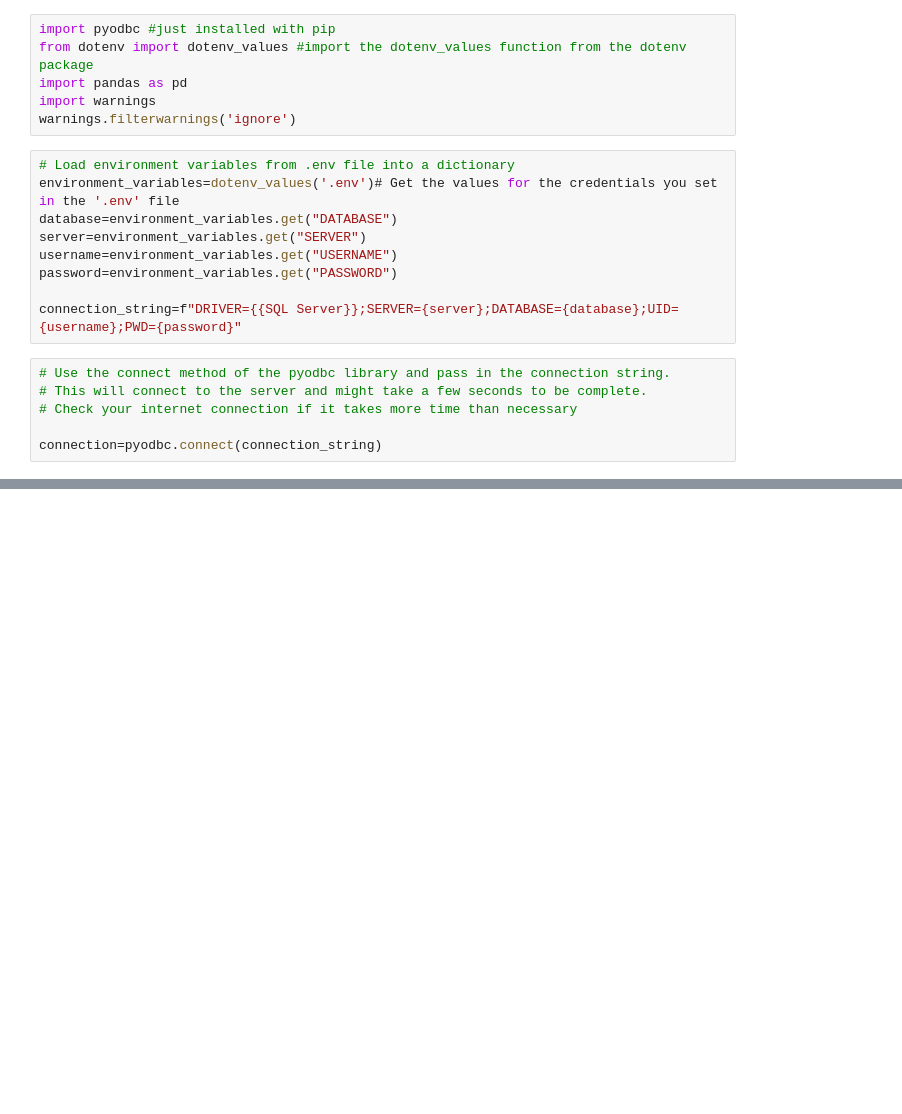
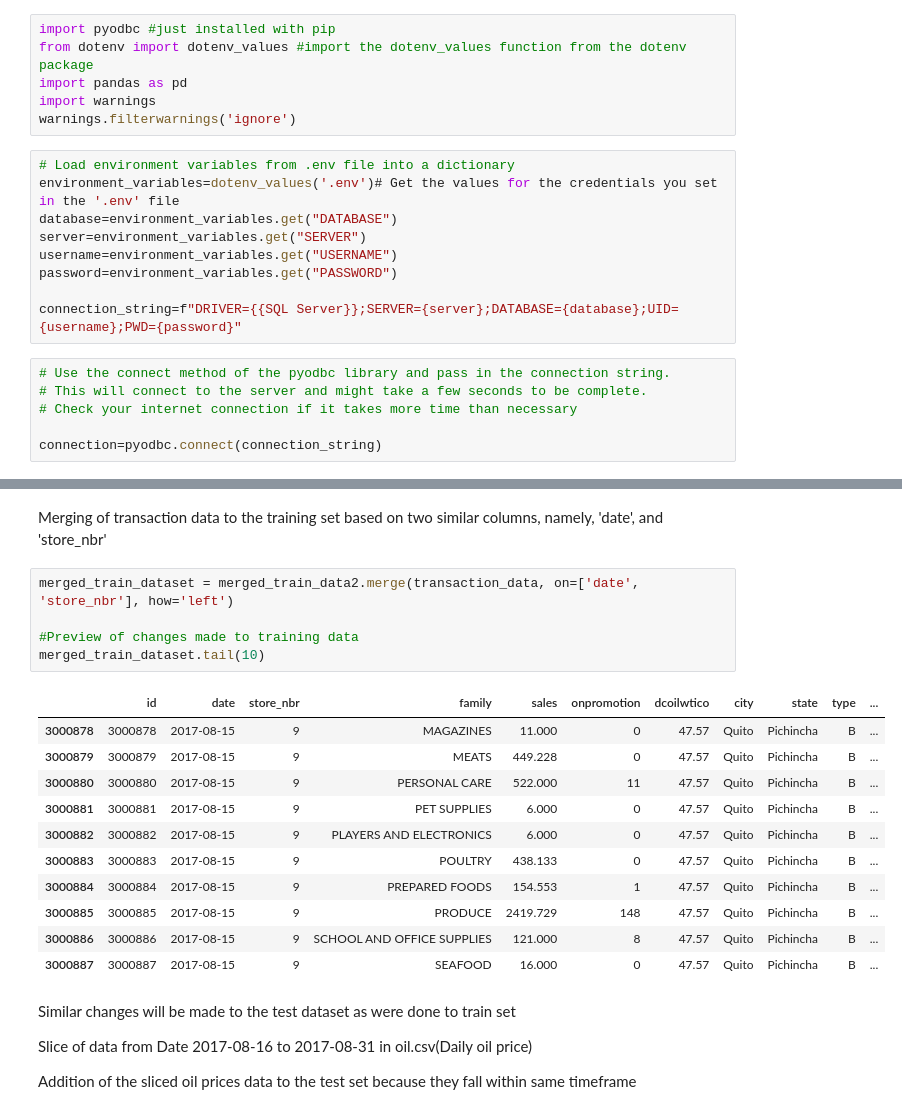
Before and after one commit to kaitany/LP3-Regression-Project, a Jupyter notebook: LP3_DAP.ipynb, the cells around one changed output, grey strips where cells are left out. Drawn from its saved outputs; the diff is of its cells as text; blank space fills up the shorter version.

```diff
--- a/LP3_DAP.ipynb
+++ b/LP3_DAP.ipynb
@@ -110,0 +408,25 @@ memory usage: 2.2+ KB
+# %% [markdown]
+Merging of transaction data to the training set based on two similar columns, namely, 'date', and 'store_nbr'
+# %%
+merged_train_dataset = merged_train_data2.merge(transaction_data, on=['date', 'store_nbr'], how='left')
+
+#Preview of changes made to training data
+merged_train_dataset.tail(10)
+# %% [output]
+|  | id | date | store_nbr | family | sales | onpromotion | dcoilwtico | city | state | type | ... |
+| 3000878 | 3000878 | 2017-08-15 | 9 | MAGAZINES | 11.000 | 0 | 47.57 | Quito | Pichincha | B | ... |
+| 3000879 | 3000879 | 2017-08-15 | 9 | MEATS | 449.228 | 0 | 47.57 | Quito | Pichincha | B | ... |
+| 3000880 | 3000880 | 2017-08-15 | 9 | PERSONAL CARE | 522.000 | 11 | 47.57 | Quito | Pichincha | B | ... |
+| 3000881 | 3000881 | 2017-08-15 | 9 | PET SUPPLIES | 6.000 | 0 | 47.57 | Quito | Pichincha | B | ... |
+| 3000882 | 3000882 | 2017-08-15 | 9 | PLAYERS AND ELECTRONICS | 6.000 | 0 | 47.57 | Quito | Pichincha | B | ... |
+| 3000883 | 3000883 | 2017-08-15 | 9 | POULTRY | 438.133 | 0 | 47.57 | Quito | Pichincha | B | ... |
+| 3000884 | 3000884 | 2017-08-15 | 9 | PREPARED FOODS | 154.553 | 1 | 47.57 | Quito | Pichincha | B | ... |
+| 3000885 | 3000885 | 2017-08-15 | 9 | PRODUCE | 2419.729 | 148 | 47.57 | Quito | Pichincha | B | ... |
+| 3000886 | 3000886 | 2017-08-15 | 9 | SCHOOL AND OFFICE SUPPLIES | 121.000 | 8 | 47.57 | Quito | Pichincha | B | ... |
+| 3000887 | 3000887 | 2017-08-15 | 9 | SEAFOOD | 16.000 | 0 | 47.57 | Quito | Pichincha | B | ... |
+# %% [markdown]
+Similar changes will be made to the test dataset as were done to train set
+
+Slice of data from Date 2017-08-16 to 2017-08-31 in oil.csv(Daily oil price)
+
+Addition of the sliced oil prices data to the test set because they fall within same timeframe
```
Also changed, not shown: parts of 49 cells of this notebook.
